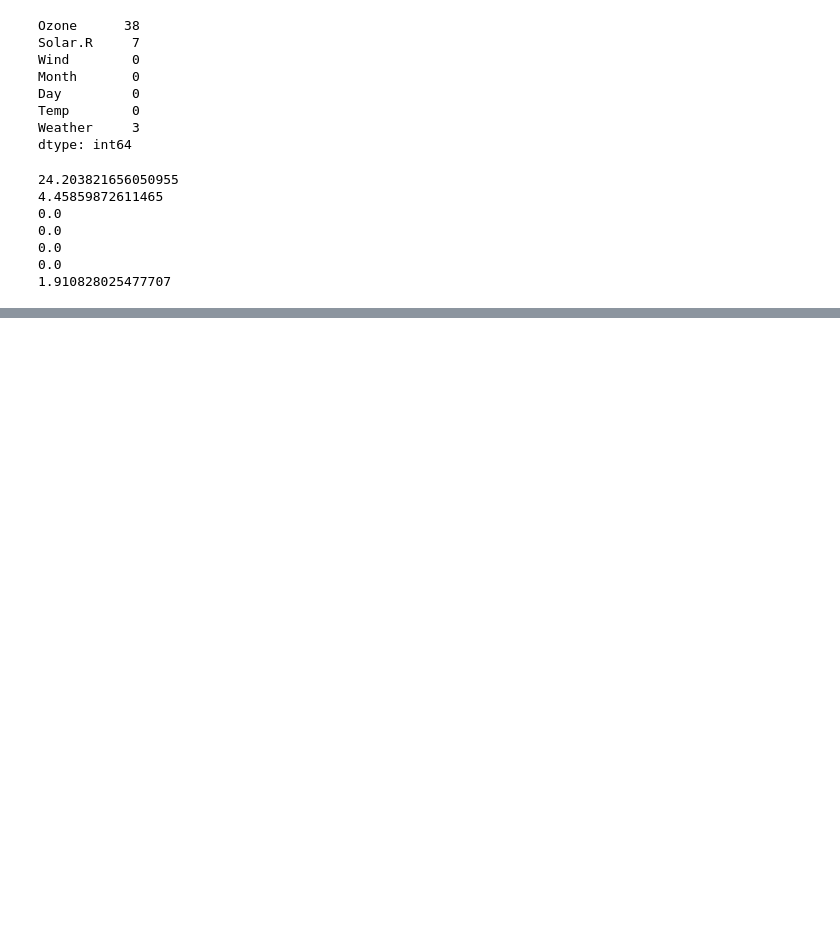
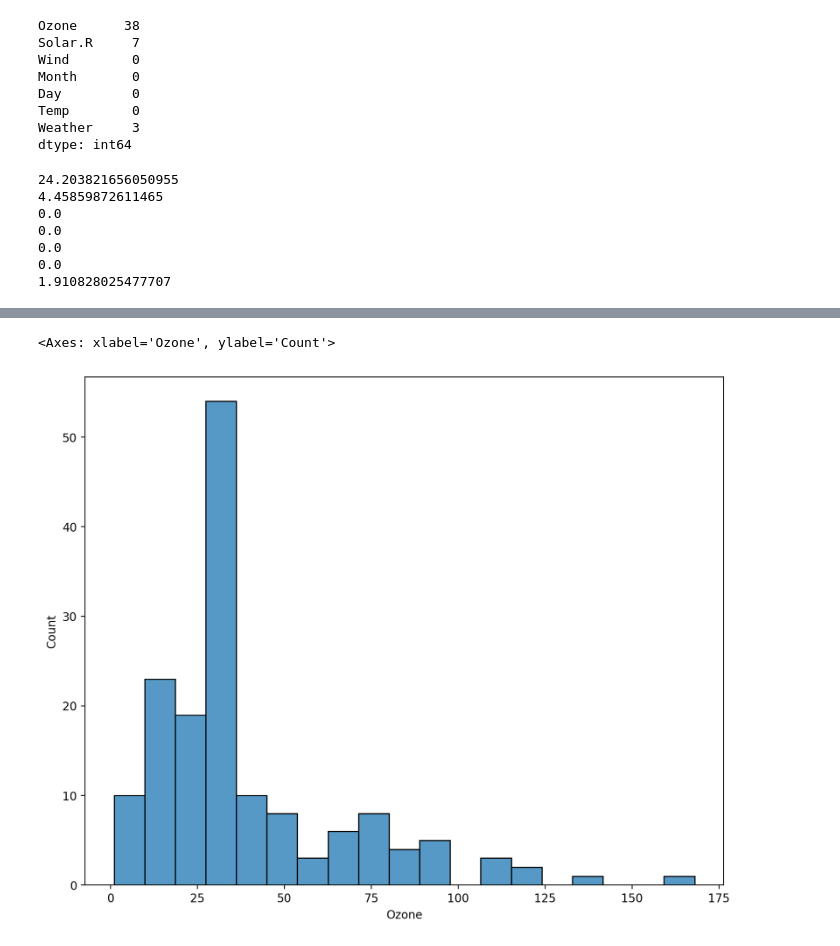
Before and after one commit to Rushi-code1/Data_Science_Practice, a Jupyter notebook: Machine Learnng/01_EDA.ipynb, the cells around one changed output, grey strips where cells are left out. Cells and saved outputs as stored; diff of their text form; code cells hidden in the pictures; blank space fills up the shorter version.

```diff
--- a/Machine Learnng/01_EDA.ipynb
+++ b/Machine Learnng/01_EDA.ipynb
@@ -241,0 +303,5 @@ df['Ozone'].fillna()
+# %%
+sns.histplot(df['Ozone'])
+# %% [output]
+<Axes: xlabel='Ozone', ylabel='Count'>
+[figure, added]
```
Also changed, not shown: parts of 21 cells of this notebook.
